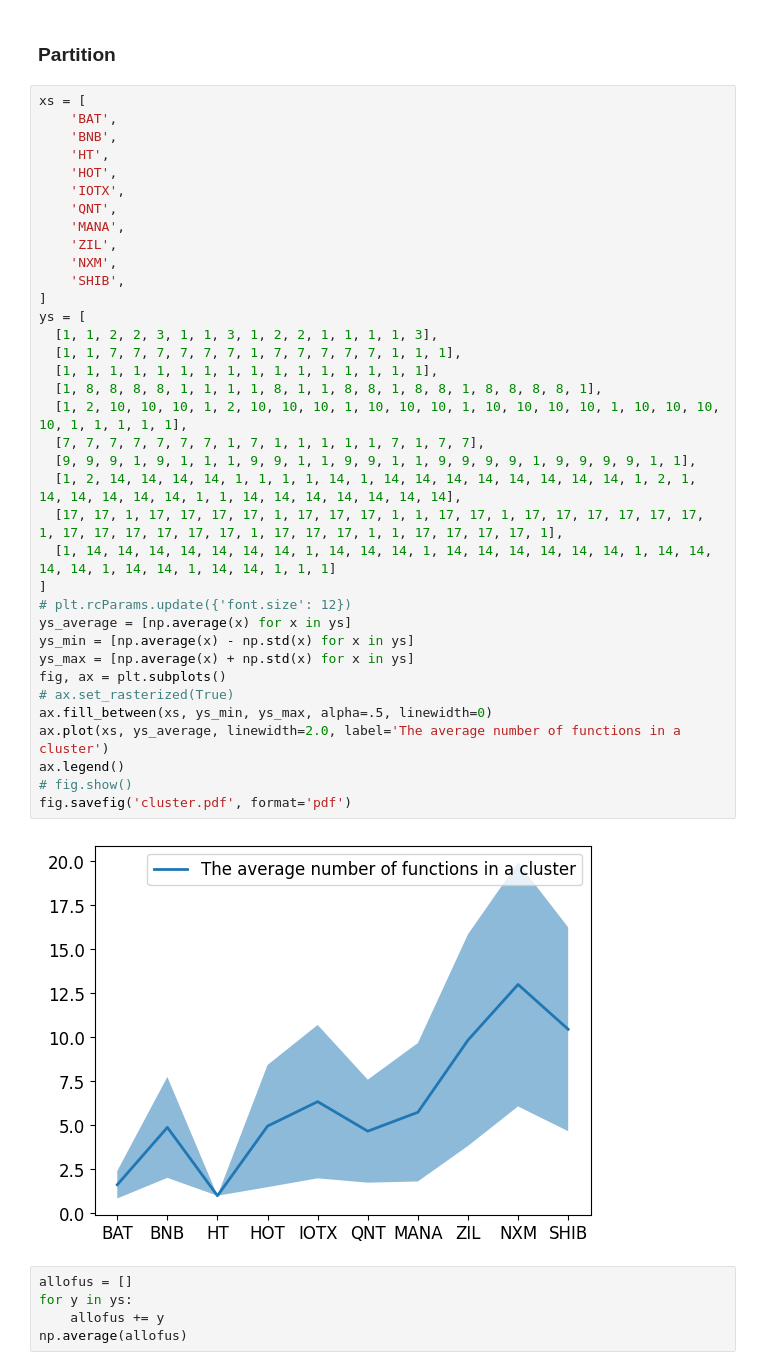
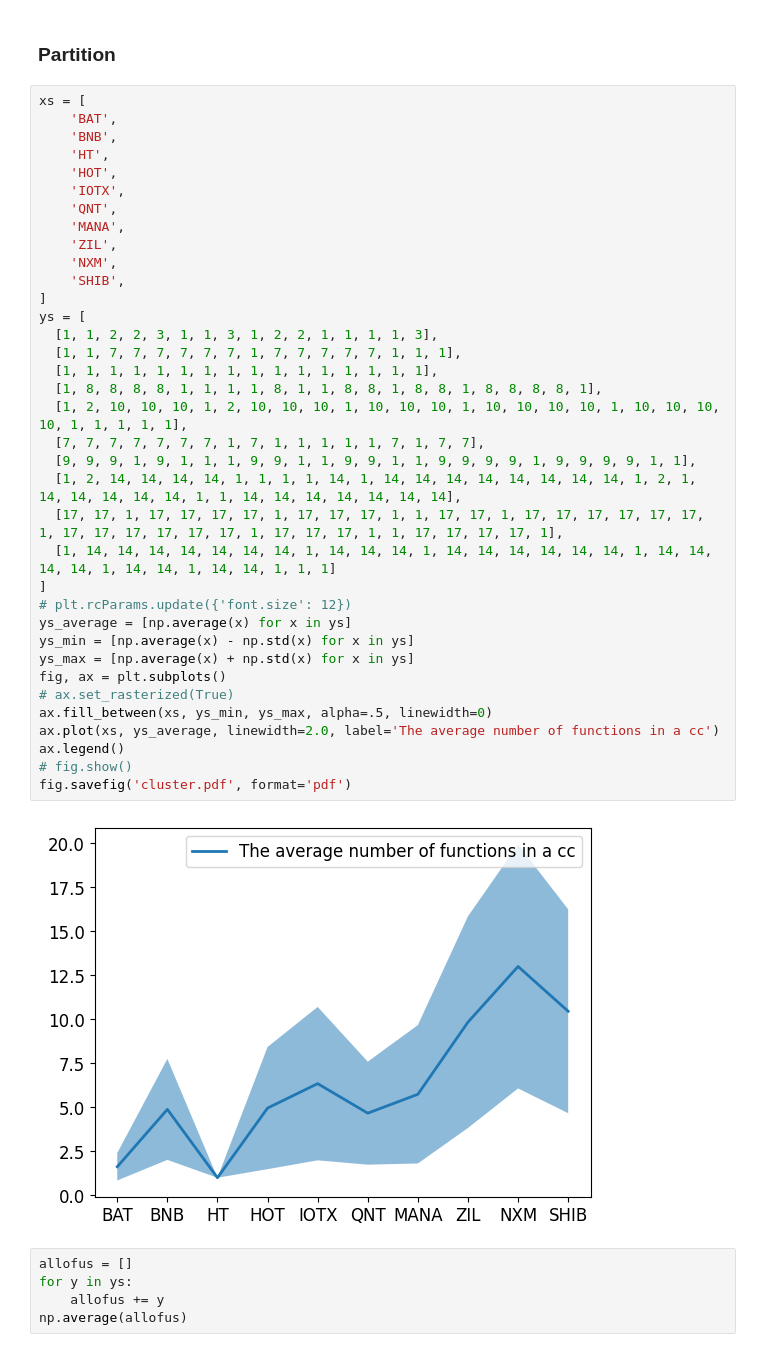
Before and after one commit to duytai/a18z, a Jupyter notebook: notebooks/results.ipynb, the cells around one changed output. Cells and saved outputs as stored; diff of their text form.

```diff
--- a/notebooks/results.ipynb
+++ b/notebooks/results.ipynb
@@ -14,35 +14,35 @@ xs = [
     'IOTX',
     'QNT',
     'MANA',
     'ZIL',
     'NXM',
     'SHIB',
 ]
 ys = [
   [1, 1, 2, 2, 3, 1, 1, 3, 1, 2, 2, 1, 1, 1, 1, 3],
   [1, 1, 7, 7, 7, 7, 7, 7, 1, 7, 7, 7, 7, 7, 1, 1, 1],
   [1, 1, 1, 1, 1, 1, 1, 1, 1, 1, 1, 1, 1, 1, 1, 1],
   [1, 8, 8, 8, 8, 1, 1, 1, 1, 8, 1, 1, 8, 8, 1, 8, 8, 1, 8, 8, 8, 8, 1],
   [1, 2, 10, 10, 10, 1, 2, 10, 10, 10, 1, 10, 10, 10, 1, 10, 10, 10, 10, 1, 10, 10, 10, 10, 1, 1, 1, 1, 1],
   [7, 7, 7, 7, 7, 7, 7, 1, 7, 1, 1, 1, 1, 1, 7, 1, 7, 7],
   [9, 9, 9, 1, 9, 1, 1, 1, 9, 9, 1, 1, 9, 9, 1, 1, 9, 9, 9, 9, 1, 9, 9, 9, 9, 1, 1],
   [1, 2, 14, 14, 14, 14, 1, 1, 1, 1, 14, 1, 14, 14, 14, 14, 14, 14, 14, 14, 1, 2, 1, 14, 14, 14, 14, 14, 1, 1, 14, 14, 14, 14, 14, 14, 14],
   [17, 17, 1, 17, 17, 17, 17, 1, 17, 17, 17, 1, 1, 17, 17, 1, 17, 17, 17, 17, 17, 17, 1, 17, 17, 17, 17, 17, 17, 1, 17, 17, 17, 1, 1, 17, 17, 17, 17, 1],
   [1, 14, 14, 14, 14, 14, 14, 14, 1, 14, 14, 14, 1, 14, 14, 14, 14, 14, 14, 1, 14, 14, 14, 14, 1, 14, 14, 1, 14, 14, 1, 1, 1]
 ]
 # plt.rcParams.update({'font.size': 12})
 ys_average = [np.average(x) for x in ys]
 ys_min = [np.average(x) - np.std(x) for x in ys]
 ys_max = [np.average(x) + np.std(x) for x in ys]
 fig, ax = plt.subplots()
 # ax.set_rasterized(True)
 ax.fill_between(xs, ys_min, ys_max, alpha=.5, linewidth=0)
-ax.plot(xs, ys_average, linewidth=2.0, label='The average number of functions in a cluster')
+ax.plot(xs, ys_average, linewidth=2.0, label='The average number of functions in a cc')
 ax.legend()
 # fig.show()
 fig.savefig('cluster.pdf', format='pdf')
 # %% [output]
-[figure, old version]
+[figure, new version]
 # %%
 allofus = []
 for y in ys:
```
Also changed, not shown: 22 other files.
